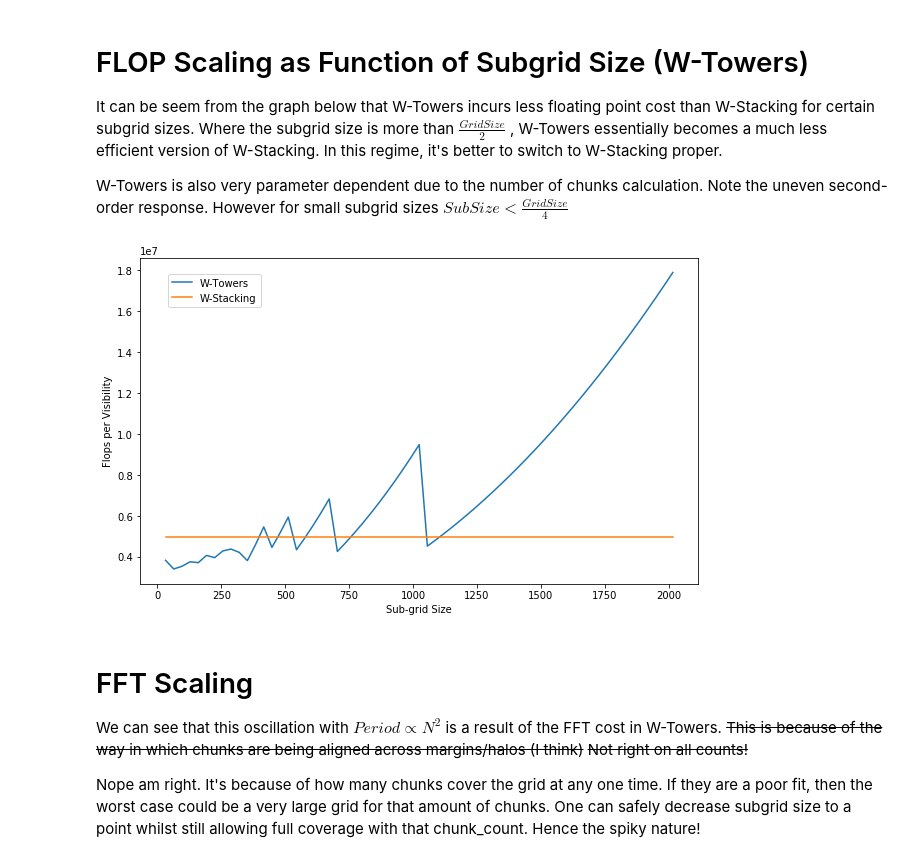
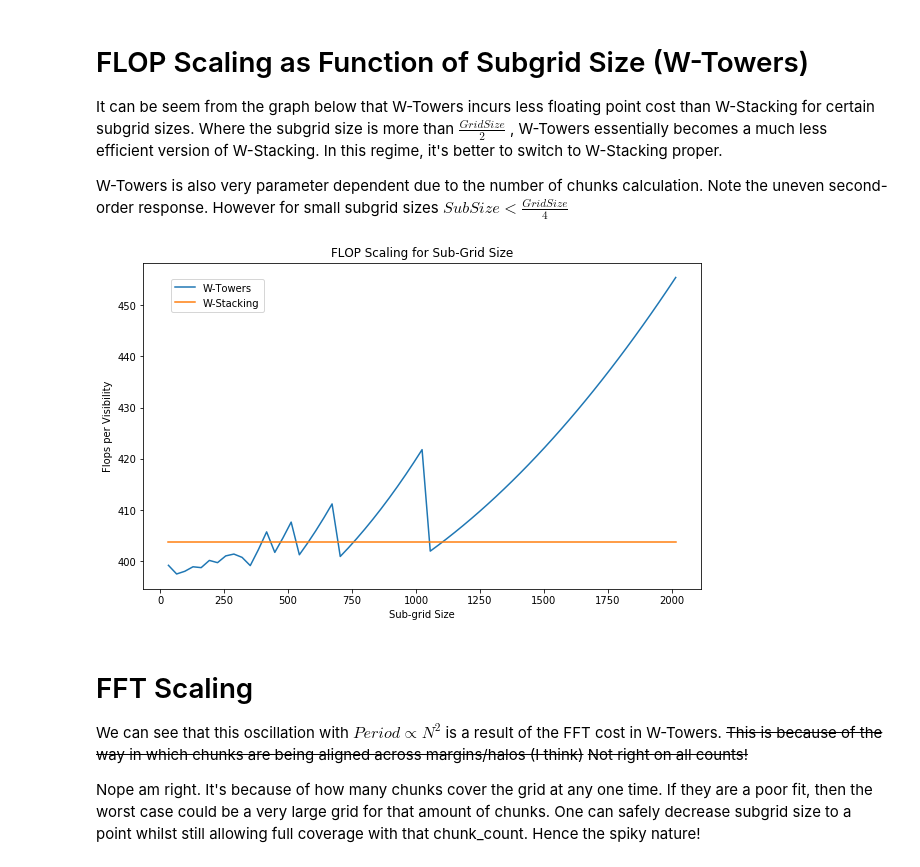
Before and after one commit to KentJames/Radio-Gridders, a Jupyter notebook: doc/complexity-analysis.ipynb, the cells around one changed output. Cells and saved outputs as stored; diff of their text form; code cells hidden in the pictures.

```diff
--- a/doc/complexity-analysis.ipynb
+++ b/doc/complexity-analysis.ipynb
@@ -7,6 +7,15 @@ import numpy as np
 # n_sg : Sub-Grid Size (W-Towers)
 # n_c  : Number of Chunks (W-Towers)
 # n_f  : Number of Floors (W-Towers, W-Stacking)
+
+def calculate_support_size(w_val, field_of_view, n):
+
+    e1 = (w_val * field_of_view)/2
+    e2 = np.sqrt(w_val)
+    e3 = (np.pi * n)/e2
+
+    return np.ceil(np.sqrt(np.square(e1) + e1/e3))
+
 
 ## Grid Complexity
 def flops_grid(n_v, n_s):
@@ -76,23 +85,34 @@ I contend that W-Towers is a great alternative due to its strong focus on parall
 
 Scaling needs to be explored.
 # %%
-def calculate_chunks(grid_size,subgrid_size, margin_size):
-    chunk_size = subgrid_size - margin_size
+def calculate_chunks(grid_size,subgrid_size, support_size):
+    chunk_size = subgrid_size - support_size
     chunk_count_1d = np.floor(grid_size / chunk_size +1)
     return np.square(chunk_count_1d)
 
-vis_no = 10000
+vis_no = 10000000000
 grid_size = 2048
+w_tot = 4000
+n_floors = 400
+w_inc = w_tot / n_floors
+
+support_size_stack = calculate_support_size(w_inc, 0.1, 0.01) # FoV of 0.1 radians, and truncate w-kernel at 0.01
+support_size_wproj = calculate_support_size(w_tot, 0.1, 0.01)
+
+print("Support Sizes: ")
+print("W-Projection: %d" % support_size_wproj)
+print("W-Stacking: %d" % support_size_stack)
+
+
 support_size = 16
 margin_size = np.floor((support_size + 1)/2)
 subgrid_size = 256
 
-chunks = calculate_chunks(grid_size, subgrid_size, margin_size) #Halo Management necessitates more chunks
+chunks = calculate_chunks(grid_size, subgrid_size, support_size_stack) #Halo Management necessitates more chunks
 print("W-Towers chunk count: %d" % chunks)
-floors = 100
 
 
-print("W-Towers FLOP Count     : %f" % calculate_flops_wtowers(vis_no, grid_size, support_size, subgrid_size, chunks, floors))
-print("W-Stacking FLOP Count   : %f" % calculate_flops_wstacking(vis_no, grid_size, support_size, chunks, floors))
-print("W-Projection Flop Count : %f" % calculate_flops_wproj(vis_no, grid_size, 150))
+print("W-Towers FLOP Count     : %d" % calculate_flops_wtowers(vis_no, grid_size, support_size_stack, subgrid_size, chunks, n_floors))
+print("W-Stacking FLOP Count   : %d" % calculate_flops_wstacking(vis_no, grid_size, support_size_stack, chunks, n_floors))
+print("W-Projection Flop Count : %d" % calculate_flops_wproj(vis_no, grid_size, support_size_wproj))
 # %% [output]
@@ -110,38 +133,37 @@ W-Towers is also very parameter dependent due to the number of chunks calculatio
 import matplotlib as mpl
 import matplotlib.pyplot as plt
 plt.rcParams['figure.figsize'] = (10, 6)
 
 ##So jupyter renders properly on my dark emacs background..
 mpl.rcParams['figure.facecolor'] = "white"
 
 
 def plot_flops_for_increase_subgrid(max_sg, min_sg, sg_iter,
                                    vis_no, grid_size, support_size, floors):
     arr_sg_size = np.arange(min_sg,max_sg,sg_iter,dtype=int)
-    margin_size = np.floor((support_size + 1)/2)
-
     vchunk = np.vectorize(calculate_chunks)
-    chunk_count =  vchunk(grid_size, arr_sg_size, margin_size)
+    chunk_count =  vchunk(grid_size, arr_sg_size, support_size_stack)
     #print(chunk_count)
 
     flop_counts = vflopstower(vis_no, grid_size, support_size, arr_sg_size, chunk_count, floors)
     #print(arr_sg_size)
     #print(flop_counts)
 
     #Just gets it into a format we can plot.
     flop_wstack = vflopsstack(vis_no, grid_size, support_size, chunk_count, floors)
     plt.plot(arr_sg_size,flop_counts/vis_no,label='W-Towers')
     plt.plot(arr_sg_size,flop_wstack/vis_no,label='W-Stacking')
     plt.xlabel('Sub-grid Size')
     plt.ylabel('Flops per Visibility')
+    plt.title("FLOP Scaling for Sub-Grid Size")
     plt.legend(bbox_to_anchor=(0.05, 0.95), loc=2, borderaxespad=0.)
     plt.savefig("wtowerstack_scale.pdf")
     plt.show()
 
 
-plot_flops_for_increase_subgrid(2048, 32,32, vis_no, grid_size, support_size, floors)
+plot_flops_for_increase_subgrid(2048, 32,32, vis_no, grid_size, support_size_stack, n_floors)
 # %% [output]
-[figure, old version]
+[figure, new version]
 # %% [markdown]
 # FFT Scaling
 
```
Also changed, not shown: parts of 6 cells of this notebook.
